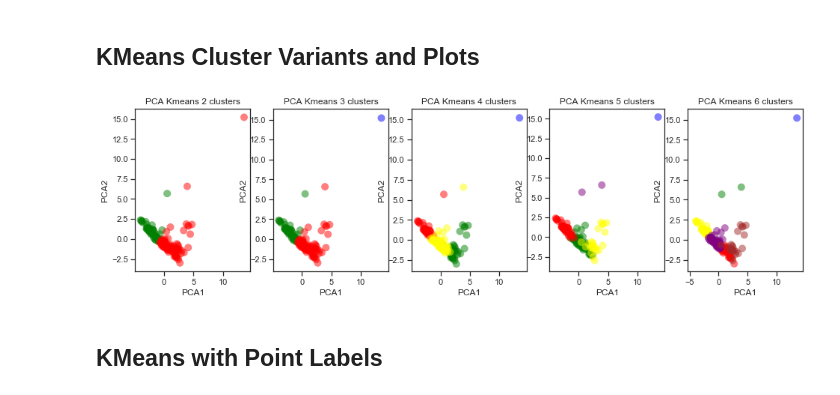
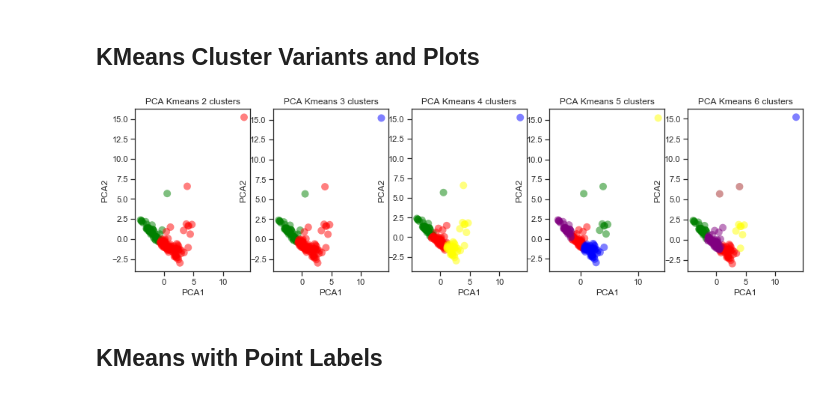
Before and after one commit to dougfoo/machineLearning, a Jupyter notebook: covid/COVID-global-clustering.ipynb, the cells around one changed output. Saved outputs shown, nothing was run; the diff lists cells and outputs as text; code cells hidden in the pictures.

```diff
--- a/covid/COVID-global-clustering.ipynb
+++ b/covid/COVID-global-clustering.ipynb
@@ -394,35 +399,35 @@ cluster_cases = [2,3,4,5,6]
 
 def plot_clusters(cluster_name, cluster_cases, df_comp, dims=2):
     fig,ax = plt.subplots(1,len(cluster_cases), figsize=(16,4))
 
     for c,clusters in enumerate(cluster_cases):
         model = KMeans(n_clusters=clusters)
         df_comp2 = df_comp.copy()
-        kmeans = model.fit(df_comp2.iloc[:,:3])
+        kmeans = model.fit(df_comp2.iloc[:,:dims])
         df_comp2.insert(0, 'cluster', kmeans.labels_)
 
         datas = []
         for i in range(clusters):
             tup = []
             for j in range(dims):  ## should be cluster dims? pca dims?
                 tup.append(df_comp2[df_comp2['cluster']==i][j])
             datas.append(tup)
 
         groups = [cluster_name+str(i) for i in range(clusters)]
         colors = ('green','red','blue','yellow','purple','brown')
 
         for data,color,group in zip(datas,colors,groups):
             x,y = data[0],data[1]
             ax[c].scatter(x, y, alpha=0.5, c=color, edgecolors='none', s=100, label=group)
             ax[c].set_title(f'{cluster_name} Kmeans {clusters} clusters')
             ax[c].set(xlabel=cluster_name+'1')
             ax[c].set(ylabel=cluster_name+'2')
     plt.show()
 
 # hmm which one to pick?
 plot_clusters('PCA', cluster_cases, PCA_components)
 # %% [output]
-[figure, old version]
+[figure, new version]
 # %% [markdown]
 ## KMeans with Point Labels
 # %%
```
Also changed, not shown: parts of 6 cells of this notebook.
